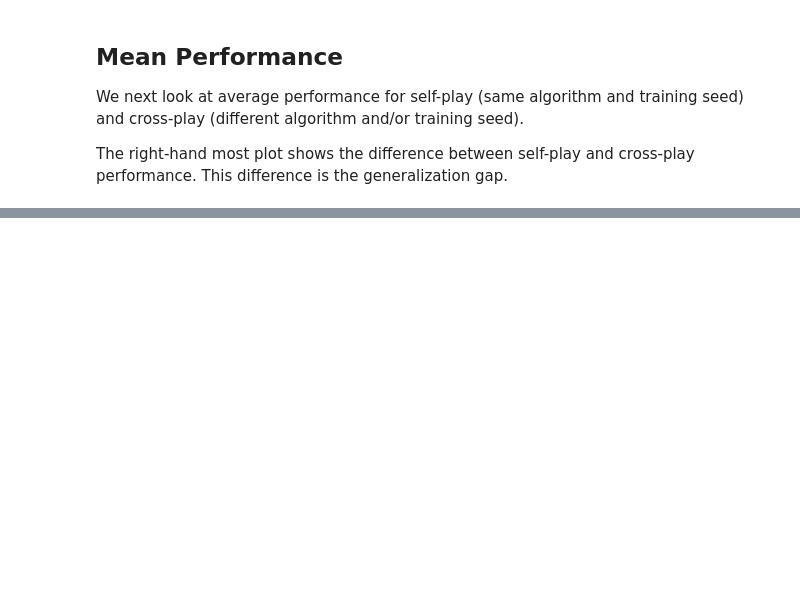
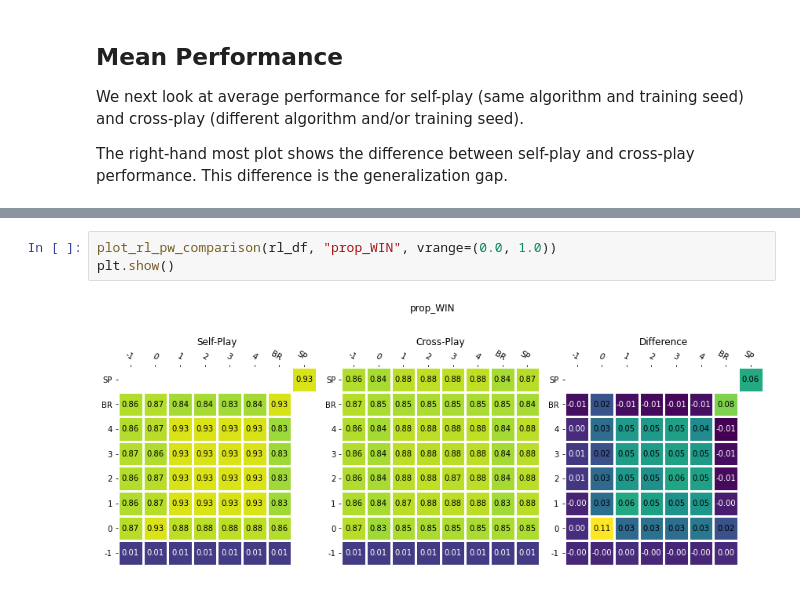
Before and after one commit to Jjschwartz/potmmcp, a Jupyter notebook: experiments/Driving/pairwise_analysis_v2.ipynb, the cells around one changed output, grey strips where cells are left out. Drawn from its saved outputs; the diff is of its cells as text; blank space fills up the shorter version.

```diff
--- a/experiments/Driving/pairwise_analysis_v2.ipynb
+++ b/experiments/Driving/pairwise_analysis_v2.ipynb
@@ -458,0 +549,5 @@ plt.show()
+# %%
+plot_rl_pw_comparison(rl_df, "prop_WIN", vrange=(0.0, 1.0))
+plt.show()
+# %% [output]
+[figure, added]
```
Also changed, not shown: parts of 31 cells of this notebook.
